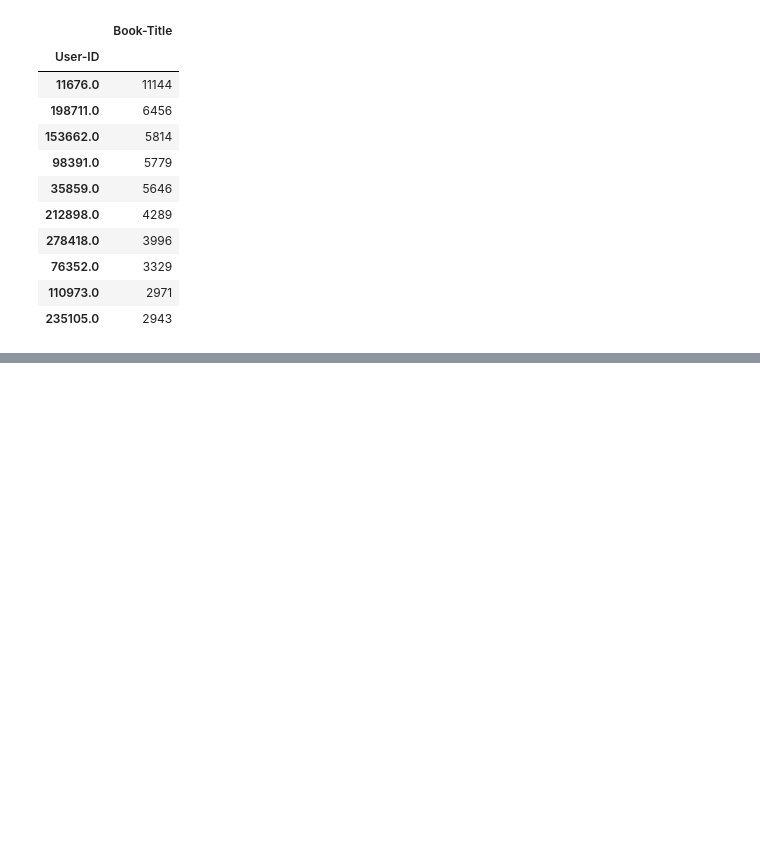
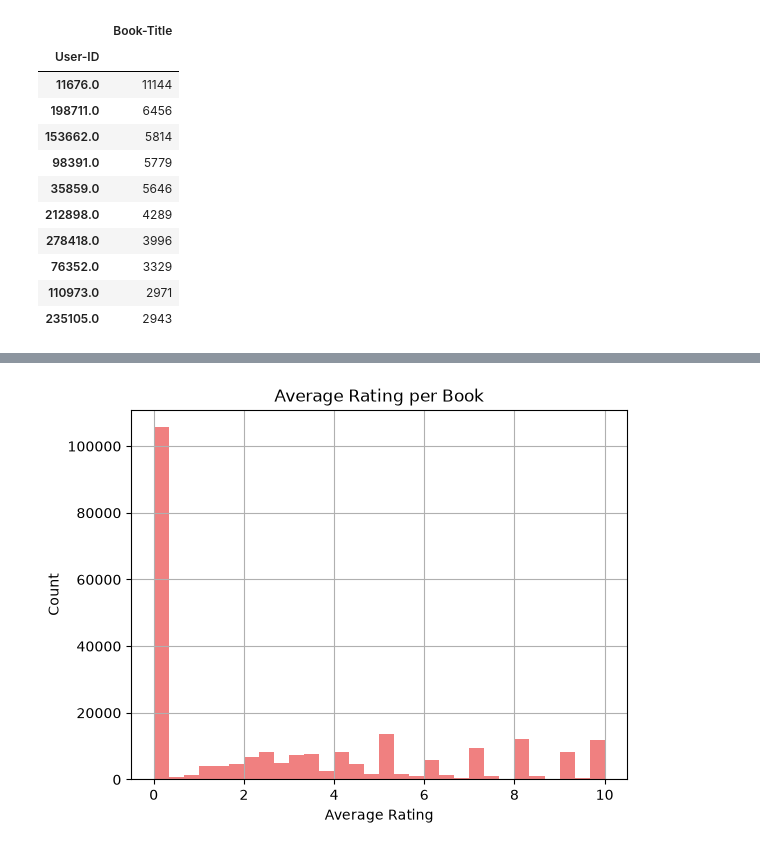
Before and after one commit to Clauver0/Recommender-System, a Jupyter notebook: Colaborative Filtering.ipynb, the cells around one changed output, grey strips where cells are left out. Drawn from its saved outputs; the diff is of its cells as text; code cells hidden in the pictures; blank space fills up the shorter version.

```diff
--- a/Colaborative Filtering.ipynb
+++ b/Colaborative Filtering.ipynb
@@ -142,0 +164,10 @@ merged_df.groupby("User-ID").agg({"Book-Title":"count"}).sort_values("Book-Title
+# %%
+import matplotlib.pyplot as plt
+avg_rating_per_book = merged_df.groupby('Book-Title')['Book-Rating'].mean()
+avg_rating_per_book.hist(bins=30, color='lightcoral')
+plt.title('Average Rating per Book')
+plt.xlabel('Average Rating')
+plt.ylabel('Count')
+plt.show()
+# %% [output]
+[figure, added]
```
Also changed, not shown: parts of 6 cells of this notebook.
